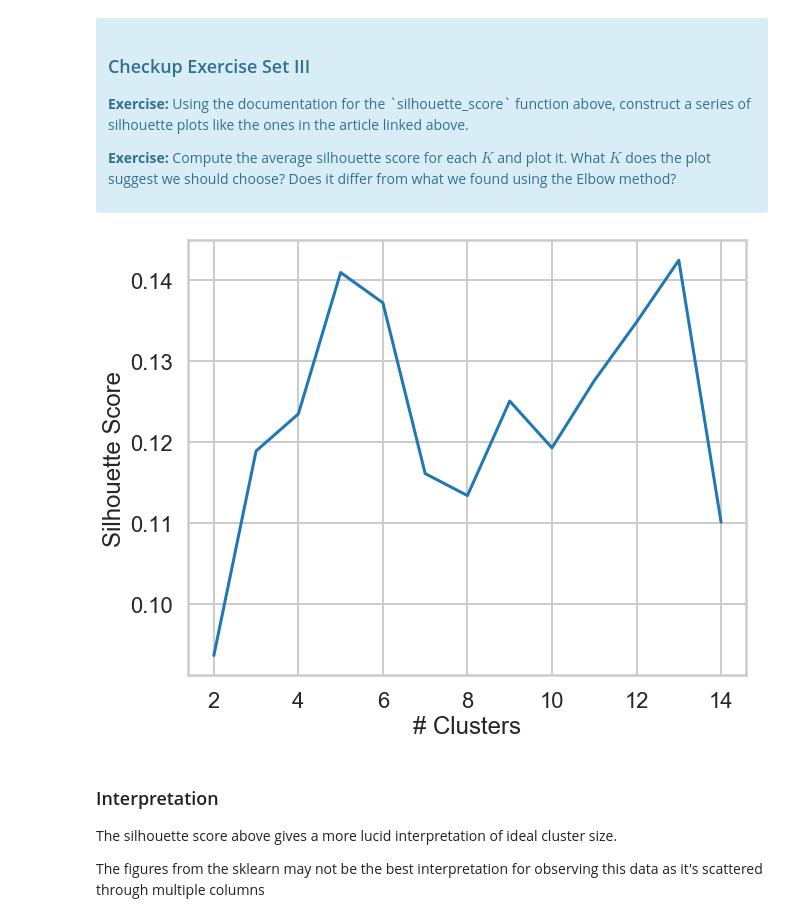
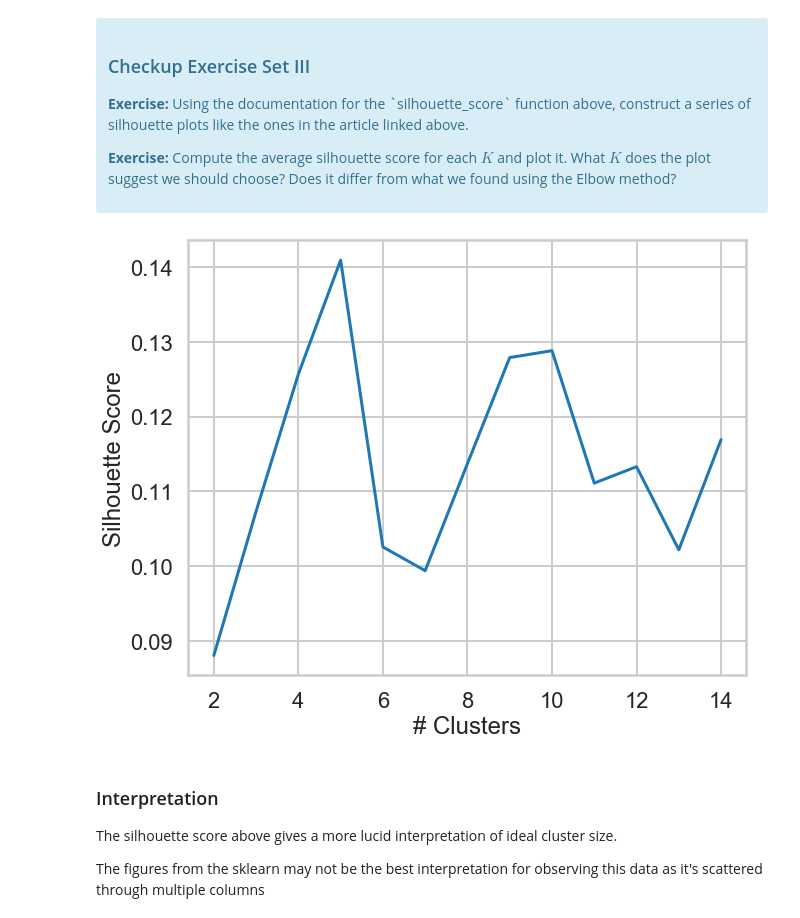
Before and after one commit to narek-g/mec-mini-projects, a Jupyter notebook: mec-16.2.6-clustering-mini-project/Mini_Project_Clustering.ipynb, the cells around one changed output. Cells and saved outputs as stored; diff of their text form; code cells hidden in the pictures.

```diff
--- a/mec-16.2.6-clustering-mini-project/Mini_Project_Clustering.ipynb
+++ b/mec-16.2.6-clustering-mini-project/Mini_Project_Clustering.ipynb
@@ -201,20 +201,21 @@ import matplotlib.cm as cm
 # %%
 sils = []
 range_n_clusters = np.arange(2,15)
 
 for n_clusters in range_n_clusters:
     cluster = KMeans(n_clusters=n_clusters, random_state = 10)
-    cluster.fit(x_cols)
+#     cluster.fit(x_cols)
+    cluster.fit(df_trans[df_trans.columns[1:]])
     labels = cluster.labels_
     sils.append(silhouette_score(x_cols, labels))
 
 plt.figure(figsize=(10,8))
 plt.xlabel('# Clusters')
 plt.ylabel('Silhouette Score')
 plt.plot(range_n_clusters, sils)
 plt.show()
 # %% [output]
-[figure, old version]
+[figure, new version]
 # %% [markdown]
 ### Interpretation
 The silhouette score above gives a more lucid interpretation of ideal cluster size.
```
Also changed, not shown: parts of 9 cells of this notebook.
